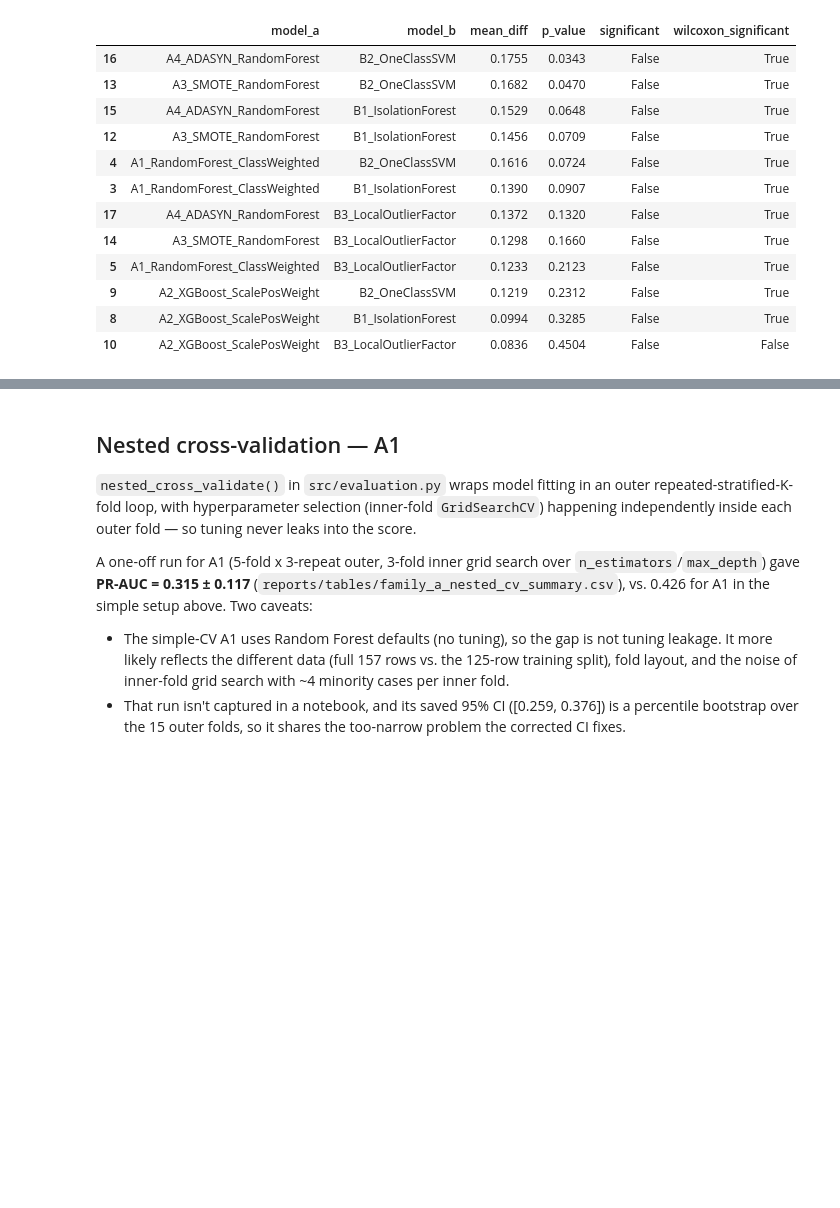
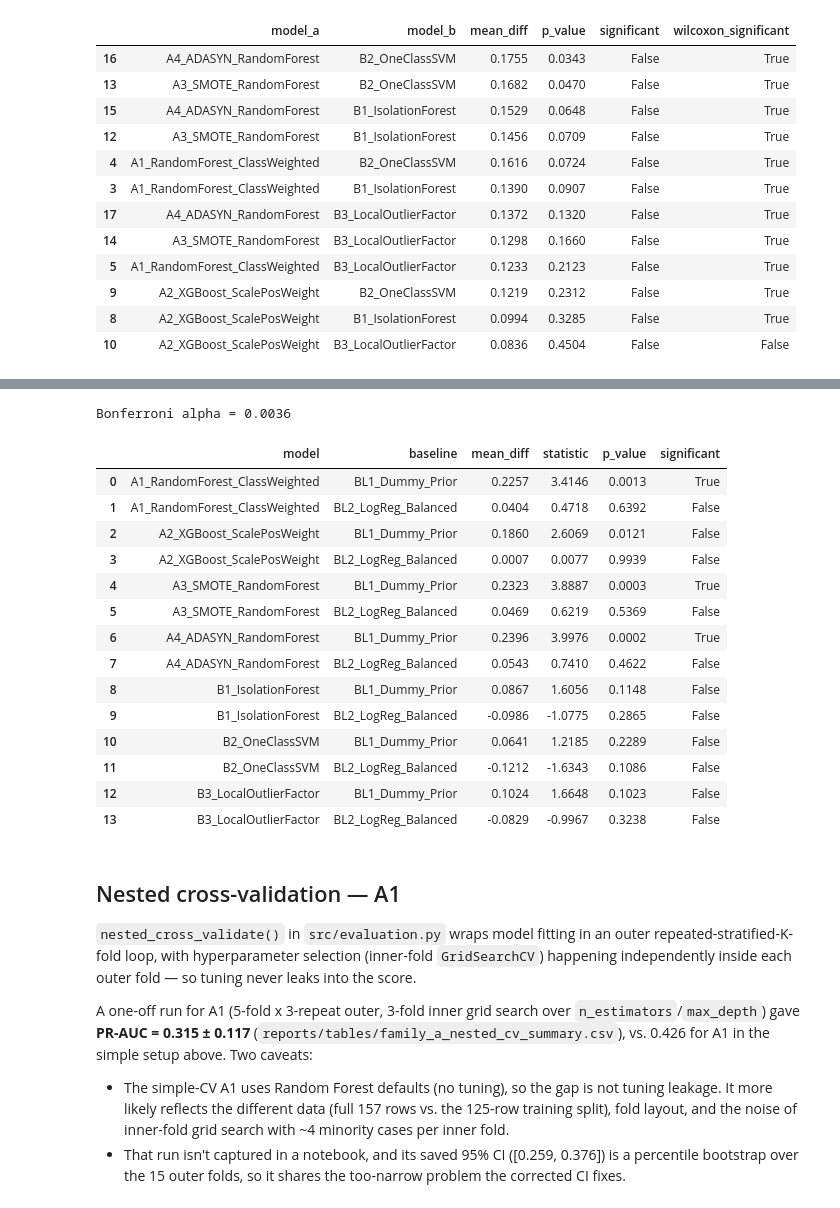
Before and after one commit to kbserrano/graduate-risk-analytics, a Jupyter notebook: notebooks/05_evaluation.ipynb, the cells around one changed output, grey strips where cells are left out. Cells and saved outputs as stored; diff of their text form; code cells hidden in the pictures; blank space fills up the shorter version.

```diff
--- a/notebooks/05_evaluation.ipynb
+++ b/notebooks/05_evaluation.ipynb
@@ -182,3 +213,36 @@ Cross-family comparisons (classification vs. anomaly detection):
+# %%
+from src.evaluation import corrected_resampled_ttest
+
+rows = []
+for model, scores in all_scores.items():
+    for bl, bl_scores in baseline_scores.items():
+        t_stat, p = corrected_resampled_ttest(scores, bl_scores, N_TRAIN, N_TEST)
+        rows.append({"model": model, "baseline": bl,
+                     "mean_diff": scores.mean() - bl_scores.mean(),
+                     "statistic": t_stat, "p_value": p})
+vs_baseline = pd.DataFrame(rows)
+alpha_vs_baseline = 0.05 / len(vs_baseline)
+vs_baseline["significant"] = vs_baseline["p_value"] < alpha_vs_baseline
+print(f"Bonferroni alpha = {alpha_vs_baseline:.4f}")
+display(vs_baseline.round(4))
+save_table(vs_baseline, "vs_baseline_tests", index=False);
+# %% [output]
+Bonferroni alpha = 0.0036
+|  | model | baseline | mean_diff | statistic | p_value | significant |
+| 0 | A1_RandomForest_ClassWeighted | BL1_Dummy_Prior | 0.2257 | 3.4146 | 0.0013 | True |
+| 1 | A1_RandomForest_ClassWeighted | BL2_LogReg_Balanced | 0.0404 | 0.4718 | 0.6392 | False |
+| 2 | A2_XGBoost_ScalePosWeight | BL1_Dummy_Prior | 0.1860 | 2.6069 | 0.0121 | False |
+| 3 | A2_XGBoost_ScalePosWeight | BL2_LogReg_Balanced | 0.0007 | 0.0077 | 0.9939 | False |
+| 4 | A3_SMOTE_RandomForest | BL1_Dummy_Prior | 0.2323 | 3.8887 | 0.0003 | True |
+| 5 | A3_SMOTE_RandomForest | BL2_LogReg_Balanced | 0.0469 | 0.6219 | 0.5369 | False |
+| 6 | A4_ADASYN_RandomForest | BL1_Dummy_Prior | 0.2396 | 3.9976 | 0.0002 | True |
+| 7 | A4_ADASYN_RandomForest | BL2_LogReg_Balanced | 0.0543 | 0.7410 | 0.4622 | False |
+| 8 | B1_IsolationForest | BL1_Dummy_Prior | 0.0867 | 1.6056 | 0.1148 | False |
+| 9 | B1_IsolationForest | BL2_LogReg_Balanced | -0.0986 | -1.0775 | 0.2865 | False |
+| 10 | B2_OneClassSVM | BL1_Dummy_Prior | 0.0641 | 1.2185 | 0.2289 | False |
+| 11 | B2_OneClassSVM | BL2_LogReg_Balanced | -0.1212 | -1.6343 | 0.1086 | False |
+| 12 | B3_LocalOutlierFactor | BL1_Dummy_Prior | 0.1024 | 1.6648 | 0.1023 | False |
+| 13 | B3_LocalOutlierFactor | BL2_LogReg_Balanced | -0.0829 | -0.9967 | 0.3238 | False |
 # %% [markdown]
 ## Nested cross-validation — A1
 
```
Also changed, not shown: parts of 3 cells of this notebook, 24 other files.
